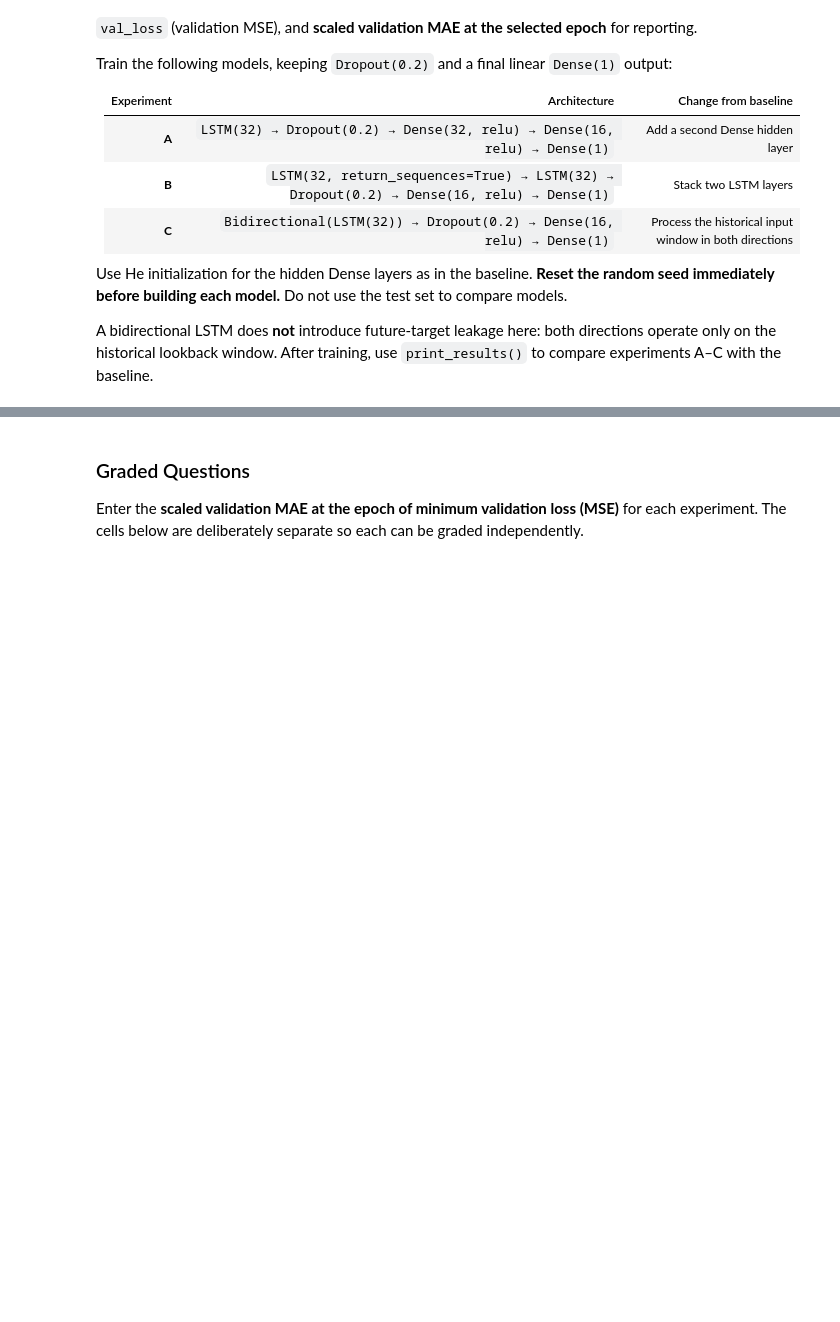
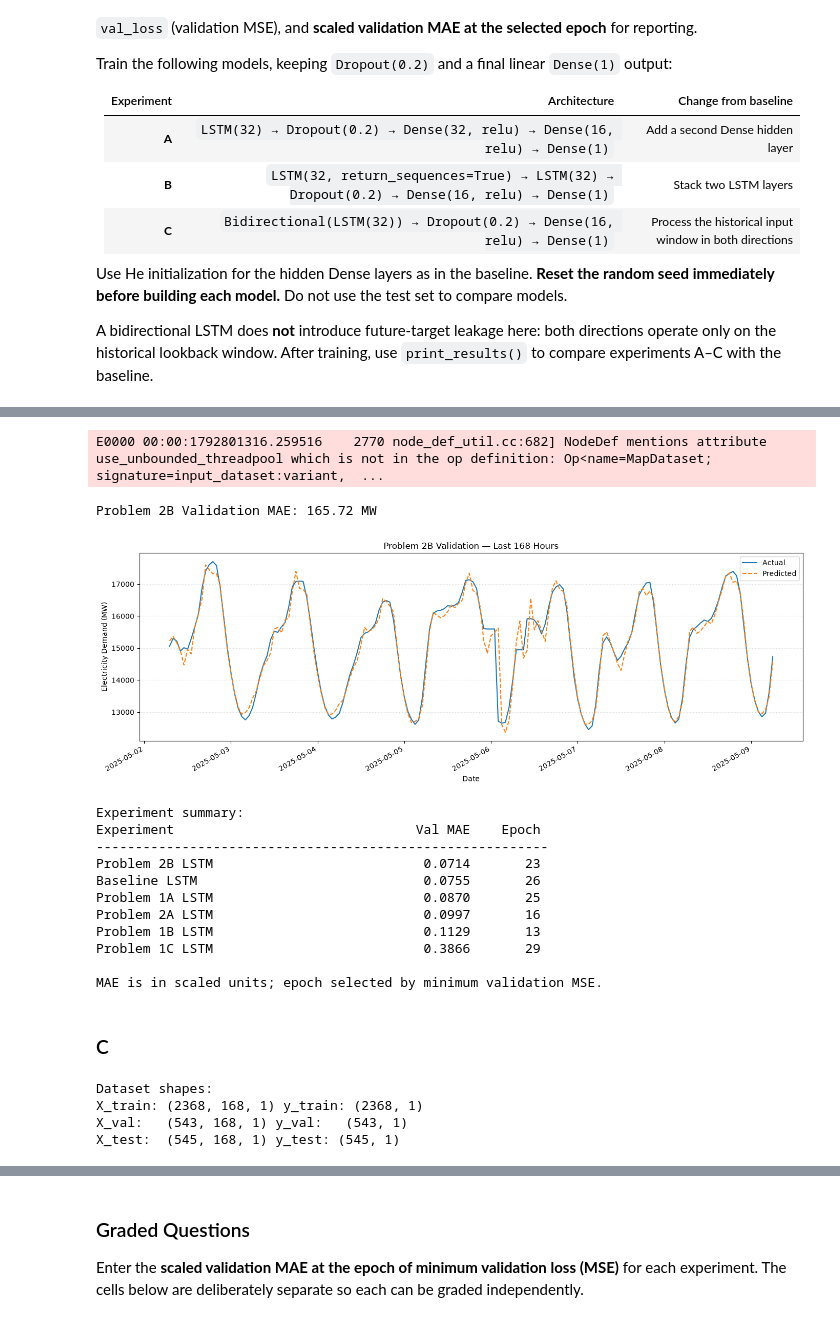
Before and after one commit to calebhadley1/Advanced_ML_and_AI_Coursework, a Jupyter notebook: Homework_08.ipynb, the cells around one changed output, grey strips where cells are left out. Cells and saved outputs as stored; diff of their text form; code cells hidden in the pictures; blank space fills up the shorter version.

```diff
--- a/Homework_08.ipynb
+++ b/Homework_08.ipynb
@@ -987,0 +1121,31 @@ A bidirectional LSTM does **not** introduce future-target leakage here: both dir
+# %%
+# Evaluate p1a on validation data
+p2b_validation = evaluate_forecast(
+    p2b_model,
+    X=p2b_X_val,
+    y=p2b_y_val,
+    title="Problem 2B Validation",
+    target_scaler=scaler,
+    datetime_index=val.index,
+    plot_last_hours=24*7
+)
+
+print("\nExperiment summary:")
+print_results()
+# %% [output]
+E0000 00:00:1792801316.259516    2770 node_def_util.cc:682] NodeDef mentions attribute use_unbounded_threadpool which is not in the op definition: Op<name=MapDataset; signature=input_dataset:variant,  ...
+Problem 2B Validation MAE: 165.72 MW
+[figure, added]
+Experiment summary:
+Experiment                               Val MAE    Epoch
+----------------------------------------------------------
+Problem 2B LSTM                           0.0714       23
+Baseline LSTM                             0.0755       26
+Problem 1A LSTM                           0.0870       25
+Problem 2A LSTM                           0.0997       16
+Problem 1B LSTM                           0.1129       13
+Problem 1C LSTM                           0.3866       29
+
+MAE is in scaled units; epoch selected by minimum validation MSE.
+# %% [markdown]
+### C
@@ -987,0 +1165,15 @@ A bidirectional LSTM does **not** introduce future-target leakage here: both dir
+# %%
+p2c_lookback = 168
+p2c_horizon = 1
+
+p2c_X_train, p2c_y_train, p2c_X_val, p2c_y_val, p2c_X_test, p2c_y_test = build_datasets(lookback=p2c_lookback, horizon=p2c_horizon)
+
+print("Dataset shapes:")
+print("X_train:", p2c_X_train.shape, "y_train:", p2c_y_train.shape)
+print("X_val:  ", p2c_X_val.shape, "y_val:  ", p2c_y_val.shape)
+print("X_test: ", p2c_X_test.shape, "y_test:", p2c_y_test.shape)
+# %% [output]
+Dataset shapes:
+X_train: (2368, 168, 1) y_train: (2368, 1)
+X_val:   (543, 168, 1) y_val:   (543, 1)
+X_test:  (545, 168, 1) y_test: (545, 1)
```
Also changed, not shown: parts of 32 cells of this notebook.
